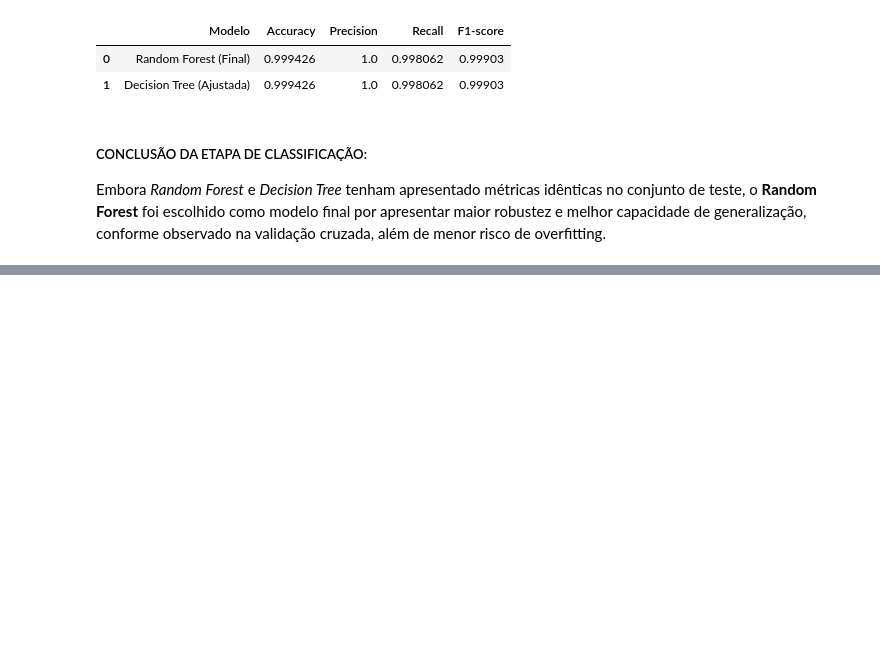
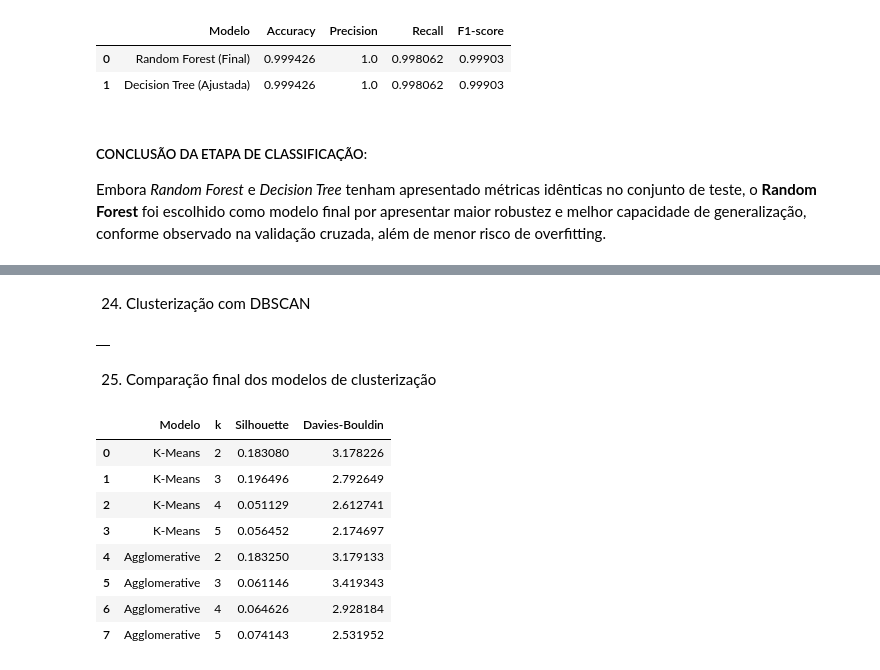
Before and after one commit to WKesneY/T3-Ciencia_de_Dados, a Jupyter notebook: notebooks/books-dataset.ipynb, the cells around one changed output, grey strips where cells are left out. Saved outputs shown, nothing was run; the diff lists cells and outputs as text; code cells hidden in the pictures; blank space fills up the shorter version.

```diff
--- a/notebooks/books-dataset.ipynb
+++ b/notebooks/books-dataset.ipynb
@@ -459,0 +578,54 @@ Embora *Random Forest* e *Decision Tree* tenham apresentado métricas idênticas
+# %% [markdown]
+24. Clusterização com DBSCAN
+# %%
+from sklearn.cluster import DBSCAN
+
+# Valores de eps que serão testados no DBSCAN
+eps_values = [0.5, 1.0, 1.5]
+
+# Lista para armazenar os resultados do DBSCAN
+results_dbscan = []
+
+for eps in eps_values:
+    # Criação e treinamento do modelo DBSCAN
+    dbscan = DBSCAN(eps=eps, min_samples=5)
+    labels = dbscan.fit_predict(X_cluster_scaled)
+
+    # Considera apenas casos com mais de um cluster válido
+    # e sem pontos classificados como ruído (-1)
+    if len(set(labels)) > 1 and -1 not in set(labels):
+        results_dbscan.append({
+            "Modelo": "DBSCAN",
+            "eps": eps,
+            "Silhouette": silhouette_score(X_cluster_scaled, labels),
+            "Davies-Bouldin": davies_bouldin_score(X_cluster_scaled, labels)
+        })
+
+# Conversão dos resultados em DataFrame
+df_dbscan = pd.DataFrame(results_dbscan)
+df_dbscan
+# %% [output]
+|  |
+# %% [markdown]
+25. Comparação final dos modelos de clusterização
+# %%
+
+# Reúne K-Means, Agglomerative e DBSCAN em um único DataFrame
+# para facilitar a comparação entre os modelos e métricas
+
+df_cluster_results = pd.concat(
+    [df_kmeans, df_agg, df_dbscan],
+    ignore_index=True
+)
+
+df_cluster_results
+# %% [output]
+|  | Modelo | k | Silhouette | Davies-Bouldin |
+| 0 | K-Means | 2 | 0.183080 | 3.178226 |
+| 1 | K-Means | 3 | 0.196496 | 2.792649 |
+| 2 | K-Means | 4 | 0.051129 | 2.612741 |
+| 3 | K-Means | 5 | 0.056452 | 2.174697 |
+| 4 | Agglomerative | 2 | 0.183250 | 3.179133 |
+| 5 | Agglomerative | 3 | 0.061146 | 3.419343 |
+| 6 | Agglomerative | 4 | 0.064626 | 2.928184 |
+| 7 | Agglomerative | 5 | 0.074143 | 2.531952 |
```
Also changed, not shown: parts of 15 cells of this notebook.
